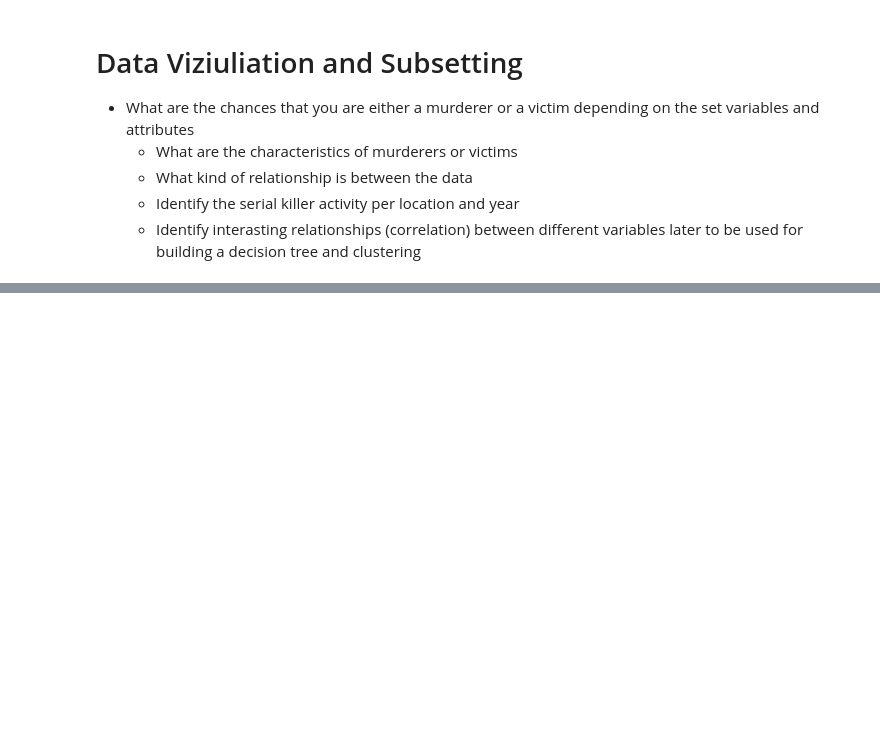
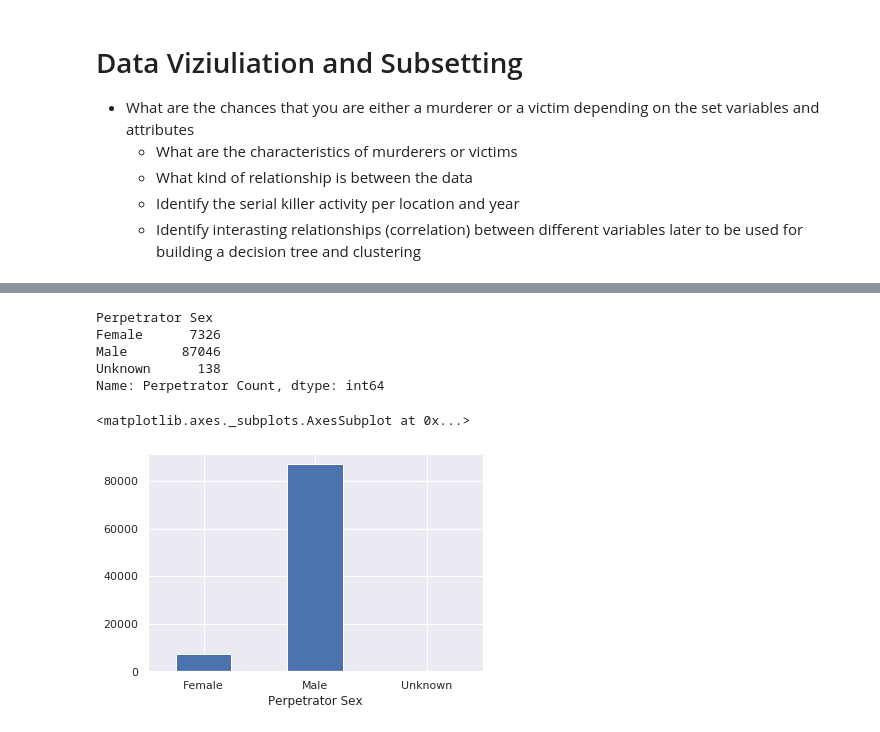
Before and after one commit to Fairfield-University-BA505/final-project-fa2019-red-stags, a Jupyter notebook: Perp Count calculations_viziulization.ipynb, the cells around one changed output, grey strips where cells are left out. Saved outputs shown, nothing was run; the diff lists cells and outputs as text; code cells hidden in the pictures; blank space fills up the shorter version.

```diff
--- a/Perp Count calculations_viziulization.ipynb
+++ b/Perp Count calculations_viziulization.ipynb
@@ -143,6 +59,0 @@ sns.heatmap(corrmat, vmax=.8, square=True);
-# %%
-#scatterplot
-sns.set()
-cols = ['Perpetrator Age', 'Perpetrator Count', 'Victim Age', 'Victim Count', 'Incident', 'Year']
-sns.pairplot(data2[cols], height = 2.5)
-plt.show();
@@ -312,0 +77,4 @@ g.add_legend();
+# %%
+data2.head()
+perpretrator_greater_victim = data2[data2['Perpetrator Count'] > data2['Victim Count']]
+perpretrator_greater_victim
@@ -312,0 +95,4 @@ g.add_legend();
+# %%
+perpretrator_greater_victim['Perpetrator Age'] = perpretrator_greater_victim['Perpetrator Age'].astype(int)
+perpretrator_greater_victim = perpretrator_greater_victim[perpretrator_greater_victim['Perpetrator Age'] > 6]
+perpretrator_greater_victim
@@ -312,0 +118,14 @@ g.add_legend();
+# %%
+perpetrator_male_vs_female = perpretrator_greater_victim['Perpetrator Count'].groupby(perpretrator_greater_victim['Perpetrator Sex']).sum()
+perpetrator_male_vs_female
+# %% [output]
+Perpetrator Sex
+Female      7326
+Male       87046
+Unknown      138
+Name: Perpetrator Count, dtype: int64
+# %%
+perpetrator_male_vs_female.plot(kind='bar', rot=0)
+# %% [output]
+<matplotlib.axes._subplots.AxesSubplot at 0x...>
+[figure, added]
```
Also changed, not shown: parts of 39 cells of this notebook.
